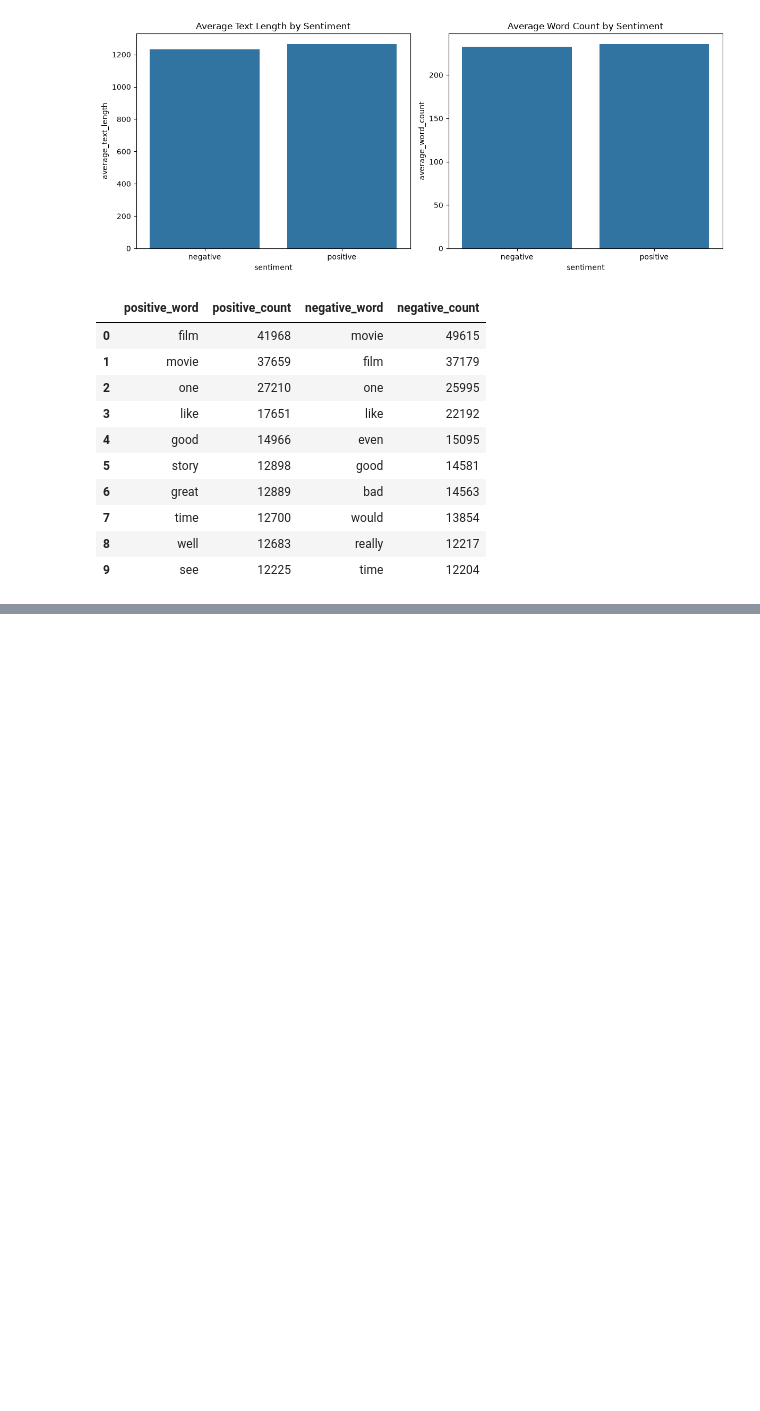
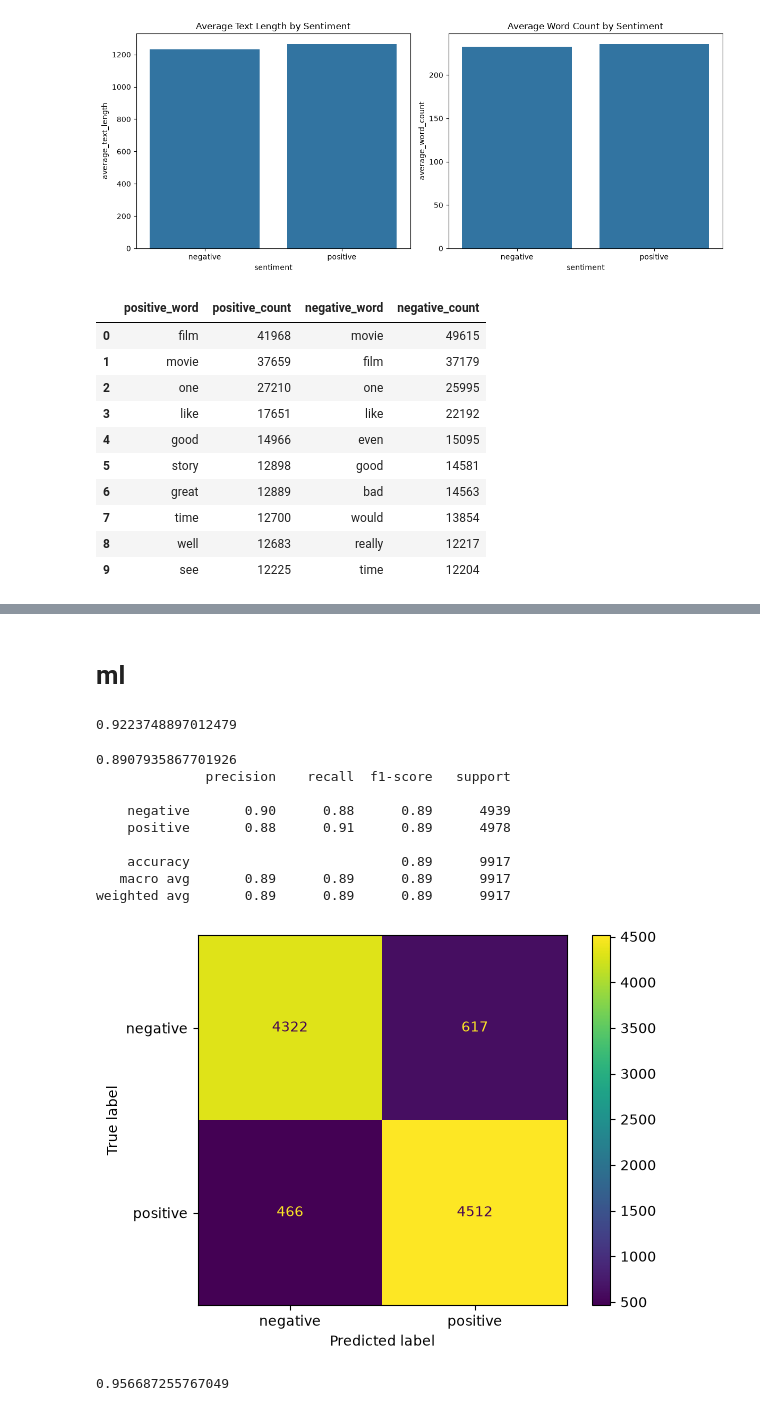
Before and after one commit to marwan602/bd-a1, a Jupyter notebook: notebook/analysis.ipynb, the cells around one changed output, grey strips where cells are left out. Cells and saved outputs as stored; diff of their text form; code cells hidden in the pictures; blank space fills up the shorter version.

```diff
--- a/notebook/analysis.ipynb
+++ b/notebook/analysis.ipynb
@@ -308,0 +334,39 @@ pd.concat([positive_top_words, negative_top_words], axis=1)
+# %% [markdown]
+# ml
+# %%
+X = df["cleaned_text"]
+y = df["sentiment"]
+X_train, X_test, y_train, y_test = train_test_split(X, y,test_size=0.2,random_state=42)
+# %%
+tfidf = TfidfVectorizer(max_features=10000,stop_words="english")
+X_train_tfidf = tfidf.fit_transform(X_train)
+X_test_tfidf = tfidf.transform(X_test)
+# %%
+model = LogisticRegression()
+model.fit(X_train_tfidf, y_train)
+y_pred = model.predict(X_test_tfidf)
+# %%
+y_pred_train = model.predict(X_train_tfidf)
+print(accuracy_score(y_train, y_pred_train))
+# %% [output]
+0.9223748897012479
+# %%
+print(accuracy_score(y_test, y_pred))
+print(classification_report(y_test, y_pred))
+
+cm = confusion_matrix(y_test, y_pred, labels=model.classes_)
+disp = ConfusionMatrixDisplay(confusion_matrix=cm,display_labels=model.classes_)
+
+disp.plot()
+plt.show()
+# %% [output]
+0.8907935867701926
+              precision    recall  f1-score   support
+
+    negative       0.90      0.88      0.89      4939
+    positive       0.88      0.91      0.89      4978
+
+    accuracy                           0.89      9917
+   macro avg       0.89      0.89      0.89      9917
+weighted avg       0.89      0.89      0.89      9917
+[figure, added]
@@ -308,0 +379,5 @@ pd.concat([positive_top_words, negative_top_words], axis=1)
+# %%
+y_pred_train = model.predict(X_train_tfidf)
+print(accuracy_score(y_train, y_pred_train))
+# %% [output]
+0.956687255767049
```
Also changed, not shown: parts of 18 cells of this notebook.
